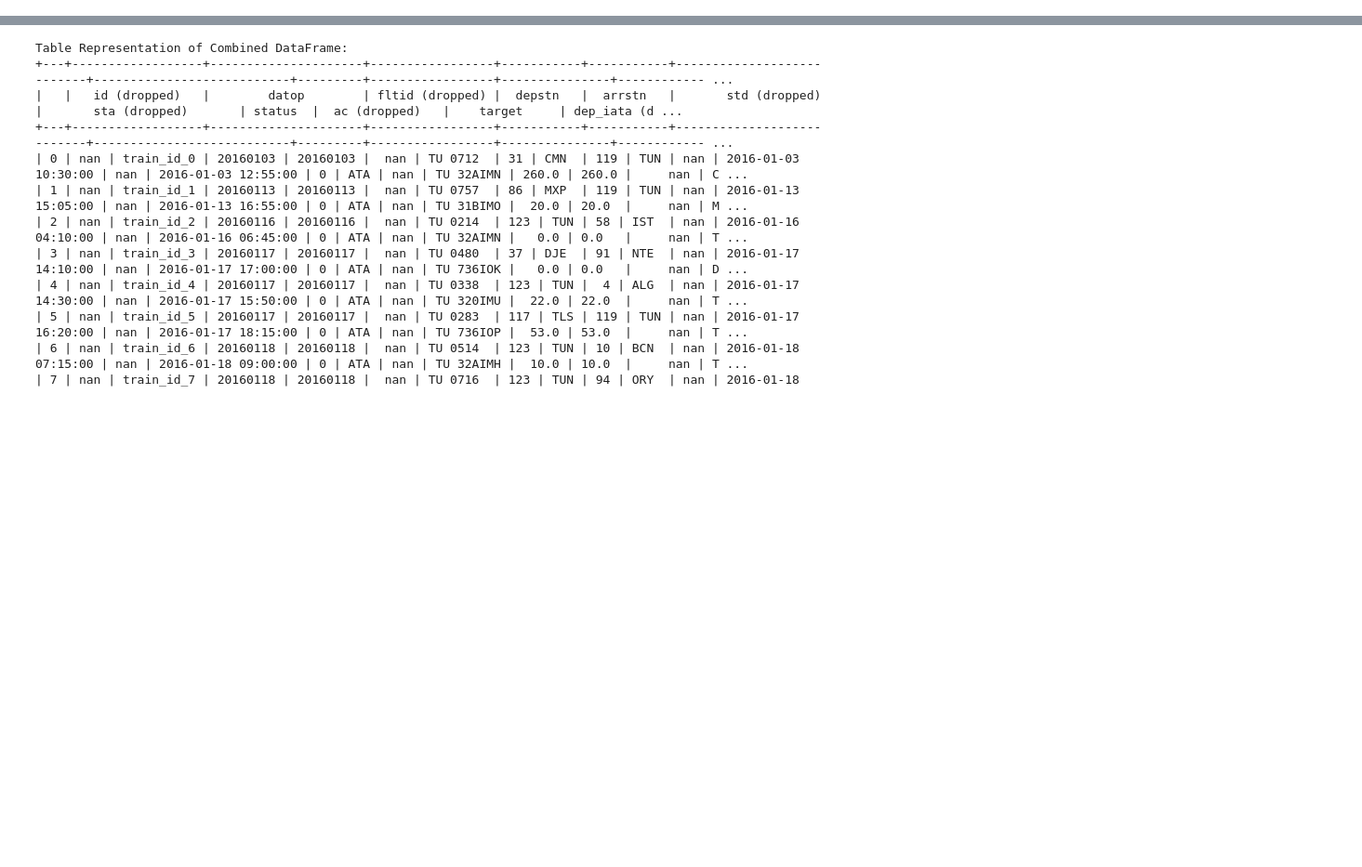
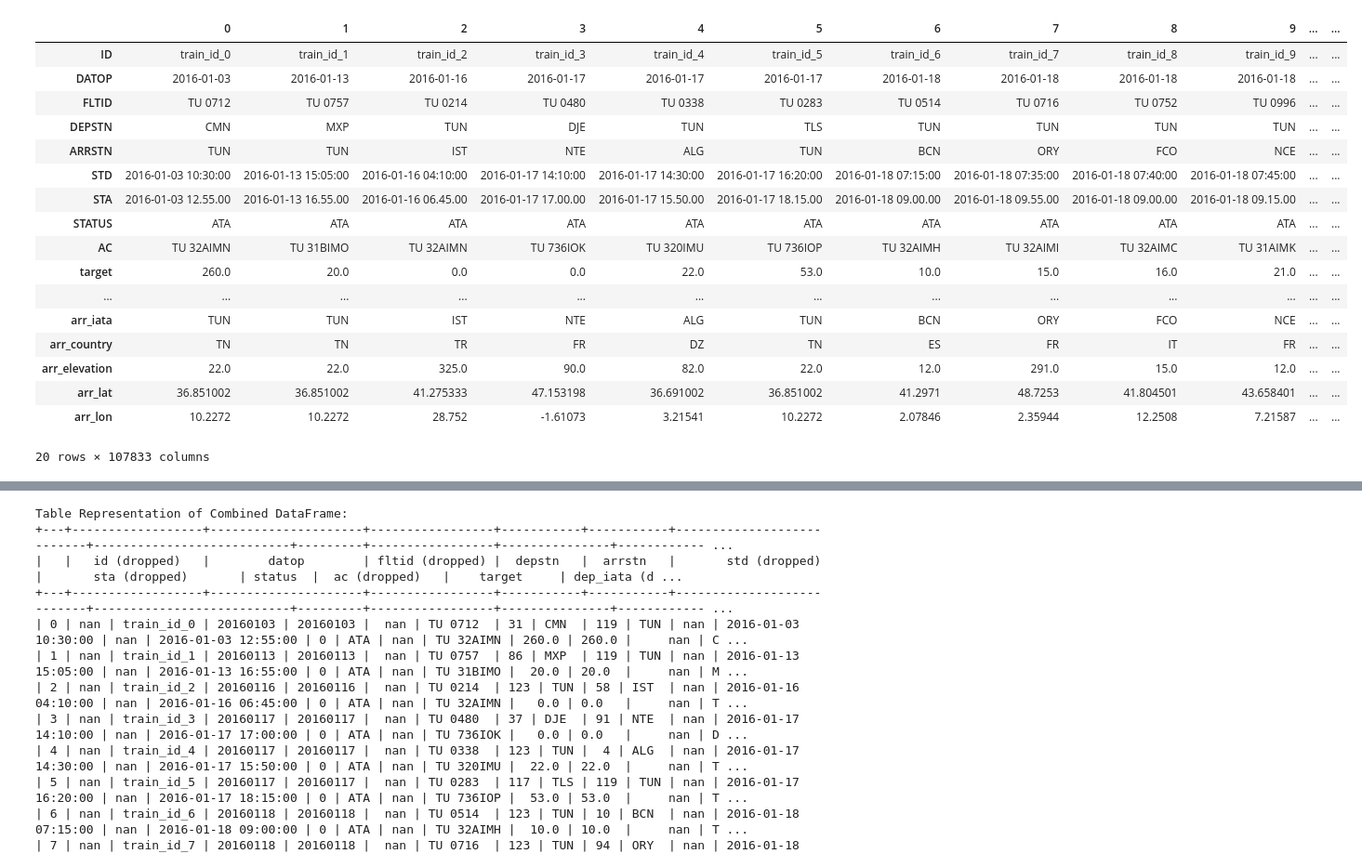
Before and after one commit to saeedbasha/flight_delays_ML, a Jupyter notebook: 2_1_Preprocessing_Pipeline.ipynb, the cells around one changed output, grey strips where cells are left out. Shown at 93% size. Cells and saved outputs as stored; diff of their text form; code cells hidden in the pictures; blank space fills up the shorter version.

```diff
--- a/2_1_Preprocessing_Pipeline.ipynb
+++ b/2_1_Preprocessing_Pipeline.ipynb
@@ -123,0 +11,35 @@ df_processed = preprocessing_pipeline.fit_transform(merged_data)
+# %%
+#Making a preprocessing pipeline
+
+# Data loading
+df_flightdata = pd.read_csv('data/Train.csv')
+df_airportdata = pd.read_csv('data/airportdata.csv', index_col=0)
+
+# Defining categorical data and features to drop. Here we use label encoding. Hot encoding is not used.
+columns_to_drop = ['id', 'std', 'sta', 'fltid', 'arr_iata', 'dep_iata', 'ac','status']
+categorical_columns = ['depstn', 'arrstn',  'arr_country', 'dep_country', 'season', 'airline_code', 'international_flight']
+
+# Join the DataFrames first and then apply the preprocessing pipeline
+merged_data = df_flightdata.join(df_airportdata[['iata', 'country', 'elevation', 'lat', 'lon']].add_prefix('dep_'), how='left', on='DEPSTN') \
+    .join(df_airportdata[['iata', 'country', 'elevation', 'lat', 'lon']].add_prefix('arr_'), how='left', on='ARRSTN')
+
+display(merged_data.T)
+# %% [output]
+|  | 0 | 1 | 2 | 3 | 4 | 5 | 6 | 7 | 8 | 9 | ... | ... |
+| ID | train_id_0 | train_id_1 | train_id_2 | train_id_3 | train_id_4 | train_id_5 | train_id_6 | train_id_7 | train_id_8 | train_id_9 | ... | ... |
+| DATOP | 2016-01-03 | 2016-01-13 | 2016-01-16 | 2016-01-17 | 2016-01-17 | 2016-01-17 | 2016-01-18 | 2016-01-18 | 2016-01-18 | 2016-01-18 | ... | ... |
+| FLTID | TU 0712 | TU 0757 | TU 0214 | TU 0480 | TU 0338 | TU 0283 | TU 0514 | TU 0716 | TU 0752 | TU 0996 | ... | ... |
+| DEPSTN | CMN | MXP | TUN | DJE | TUN | TLS | TUN | TUN | TUN | TUN | ... | ... |
+| ARRSTN | TUN | TUN | IST | NTE | ALG | TUN | BCN | ORY | FCO | NCE | ... | ... |
+| STD | 2016-01-03 10:30:00 | 2016-01-13 15:05:00 | 2016-01-16 04:10:00 | 2016-01-17 14:10:00 | 2016-01-17 14:30:00 | 2016-01-17 16:20:00 | 2016-01-18 07:15:00 | 2016-01-18 07:35:00 | 2016-01-18 07:40:00 | 2016-01-18 07:45:00 | ... | ... |
+| STA | 2016-01-03 12.55.00 | 2016-01-13 16.55.00 | 2016-01-16 06.45.00 | 2016-01-17 17.00.00 | 2016-01-17 15.50.00 | 2016-01-17 18.15.00 | 2016-01-18 09.00.00 | 2016-01-18 09.55.00 | 2016-01-18 09.00.00 | 2016-01-18 09.15.00 | ... | ... |
+| STATUS | ATA | ATA | ATA | ATA | ATA | ATA | ATA | ATA | ATA | ATA | ... | ... |
+| AC | TU 32AIMN | TU 31BIMO | TU 32AIMN | TU 736IOK | TU 320IMU | TU 736IOP | TU 32AIMH | TU 32AIMI | TU 32AIMC | TU 31AIMK | ... | ... |
+| target | 260.0 | 20.0 | 0.0 | 0.0 | 22.0 | 53.0 | 10.0 | 15.0 | 16.0 | 21.0 | ... | ... |
+| ... | ... | ... | ... | ... | ... | ... | ... | ... | ... | ... | ... | ... |
+| arr_iata | TUN | TUN | IST | NTE | ALG | TUN | BCN | ORY | FCO | NCE | ... | ... |
+| arr_country | TN | TN | TR | FR | DZ | TN | ES | FR | IT | FR | ... | ... |
+| arr_elevation | 22.0 | 22.0 | 325.0 | 90.0 | 82.0 | 22.0 | 12.0 | 291.0 | 15.0 | 12.0 | ... | ... |
+| arr_lat | 36.851002 | 36.851002 | 41.275333 | 47.153198 | 36.691002 | 36.851002 | 41.2971 | 48.7253 | 41.804501 | 43.658401 | ... | ... |
+| arr_lon | 10.2272 | 10.2272 | 28.752 | -1.61073 | 3.21541 | 10.2272 | 2.07846 | 2.35944 | 12.2508 | 7.21587 | ... | ... |
+20 rows × 107833 columns
```
Also changed, not shown: parts of 11 cells of this notebook.
